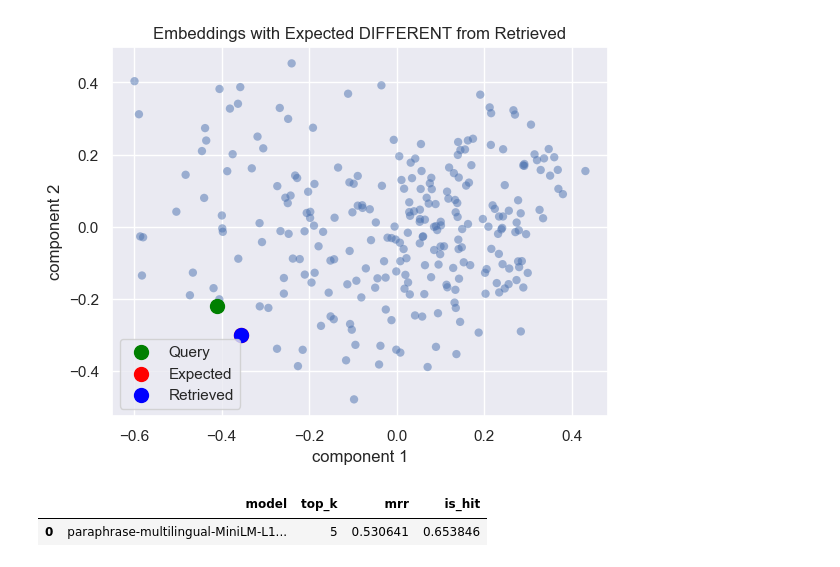
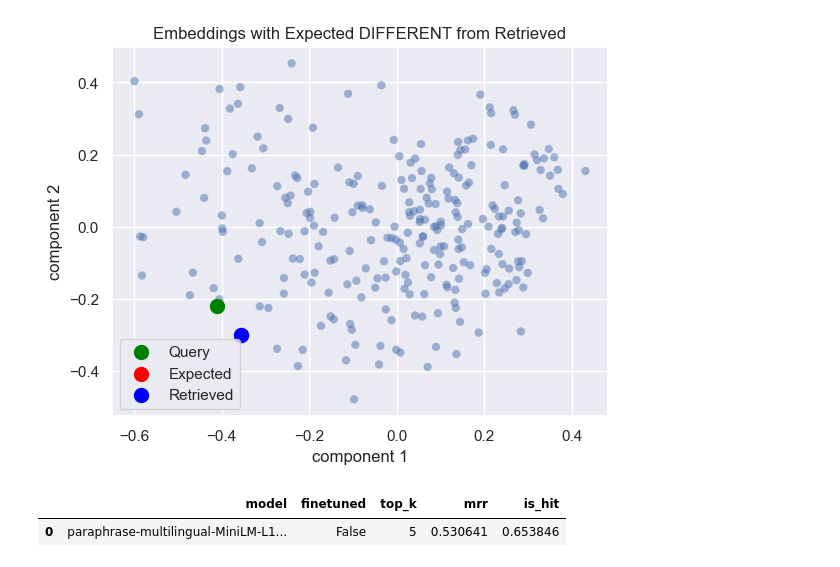
Before and after one commit to giobbu/GenAI, a Jupyter notebook: embedding-multilingual/improving_with_finetuning.ipynb, the cells around one changed output. Saved outputs shown, nothing was run; the diff lists cells and outputs as text; code cells hidden in the pictures.

```diff
--- a/embedding-multilingual/improving_with_finetuning.ipynb
+++ b/embedding-multilingual/improving_with_finetuning.ipynb
@@ -22,6 +19,2 @@ top_k = 5
 # %%
-it_dataset = EmbeddingQAFinetuneDataset.from_json(dataset_name)
-
-keys_to_delete = [key for key in it_dataset.corpus.keys() if it_dataset.corpus[key] == '']
-for key in keys_to_delete:
-    del it_dataset.corpus[key]
+it_dataset = load_cleaned_qa_dataset(dataset_name)
@@ -104,8 +97,8 @@ plot_embeddings(pca, projected, query_embedding, expected_embedding, retrieved_e
 # %% [output]
 [figure]
 # %%
-df_results_no_finetuning = dataframe_results(top_k, df_paraphrase_l12_results_it)
-df_results_no_finetuning
+df_results_no_finetuning_topk = dataframe_results(top_k, df_paraphrase_l12_results_it, finetuned=False)
+df_results_no_finetuning_topk
 # %% [output]
-|  | model | top_k | mrr | is_hit |
-| 0 | paraphrase-multilingual-MiniLM-L1... | 5 | 0.530641 | 0.653846 |
+|  | model | finetuned | top_k | mrr | is_hit |
+| 0 | paraphrase-multilingual-MiniLM-L1... | False | 5 | 0.530641 | 0.653846 |
```
Also changed, not shown: parts of 11 cells of this notebook, 1 other file.
